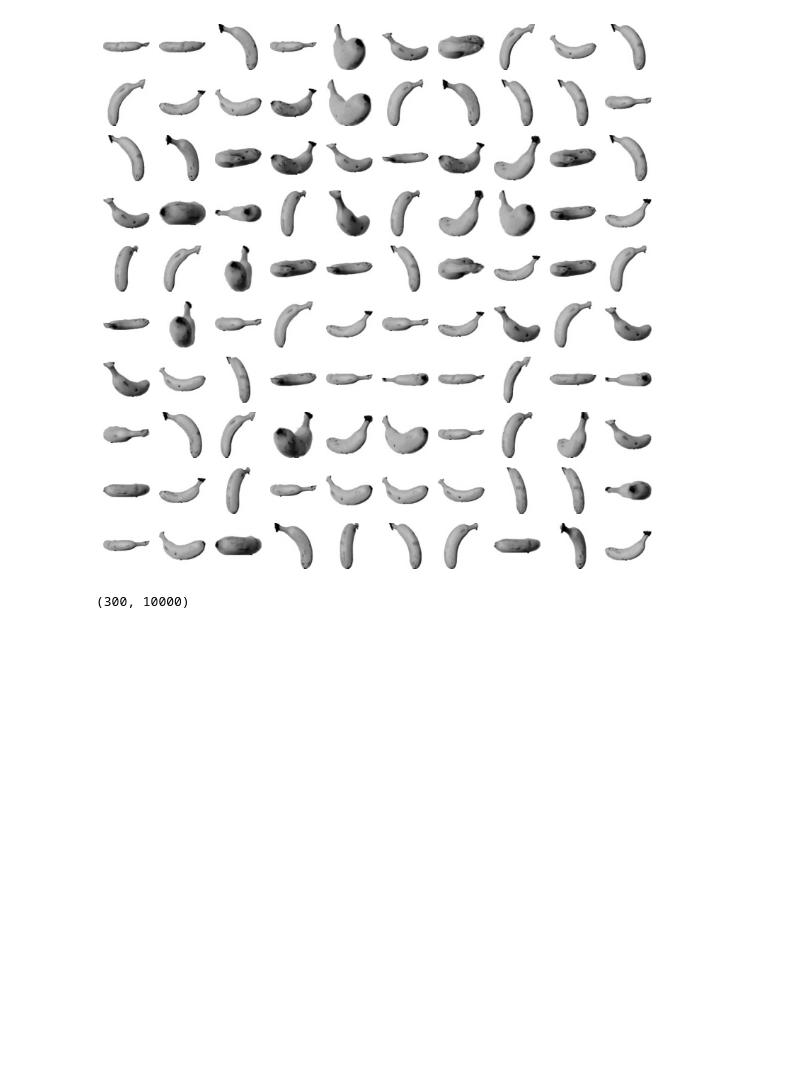
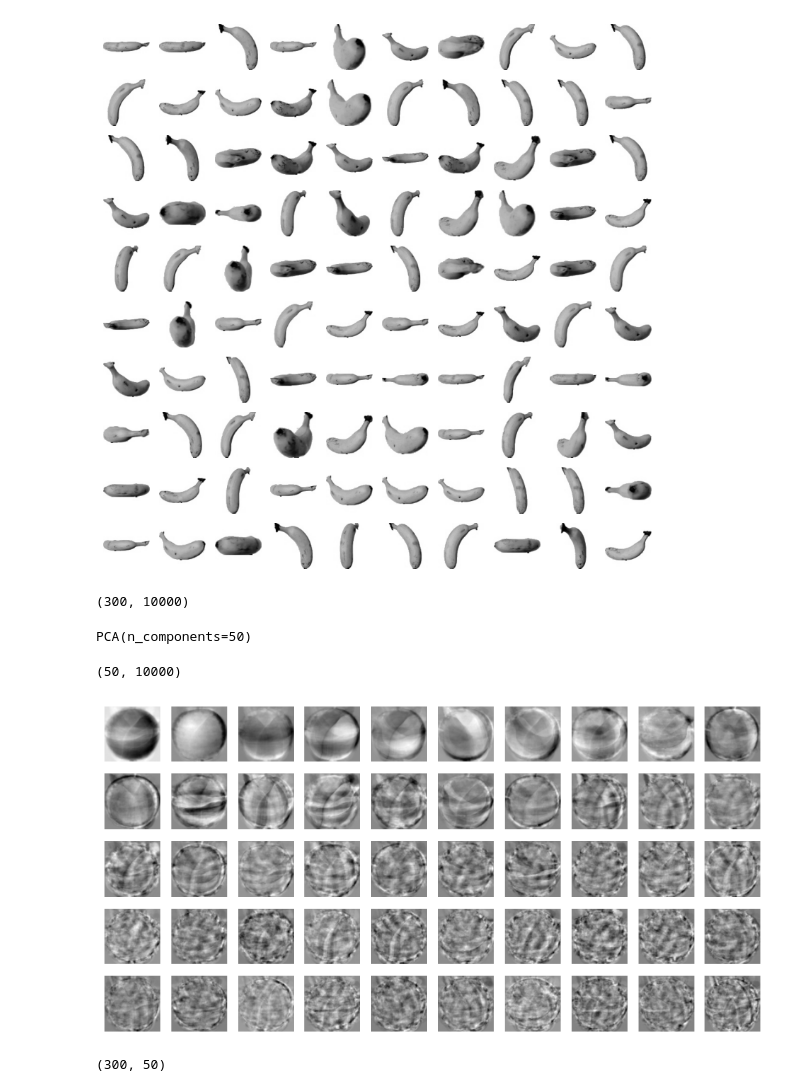
Before and after one commit to GTU9/encore_skn11, a Jupyter notebook: 05_ml_workspace/06_dim_reduction/01_pca_lda.ipynb, the cells around one changed output. Cells and saved outputs as stored; diff of their text form; code cells hidden in the pictures; blank space fills up the shorter version.

```diff
--- a/05_ml_workspace/06_dim_reduction/01_pca_lda.ipynb
+++ b/05_ml_workspace/06_dim_reduction/01_pca_lda.ipynb
@@ -133,3 +133,21 @@ fruit_1d=fruits.reshape(300,100*100)
 fruit_1d.shape
 # %% [output]
 (300, 10000)
+# %%
+pca=PCA(n_components=50)
+pca.fit(fruit_1d)
+# %% [output]
+PCA(n_components=50)
+# %%
+pca.components_.shape   # (50,10000) = (PCA로 구현한 주성분 개수, 원본 데이터 특성 개수)
+# %% [output]
+(50, 10000)
+# %%
+draw_fruits(pca.components_.reshape(-1,100,100))
+# %% [output]
+[figure, added]
+# %%
+fruits_pca=pca.transform(fruit_1d)
+fruits_pca.shape
+# %% [output]
+(300, 50)
```
Also changed, not shown: parts of 17 cells of this notebook.
